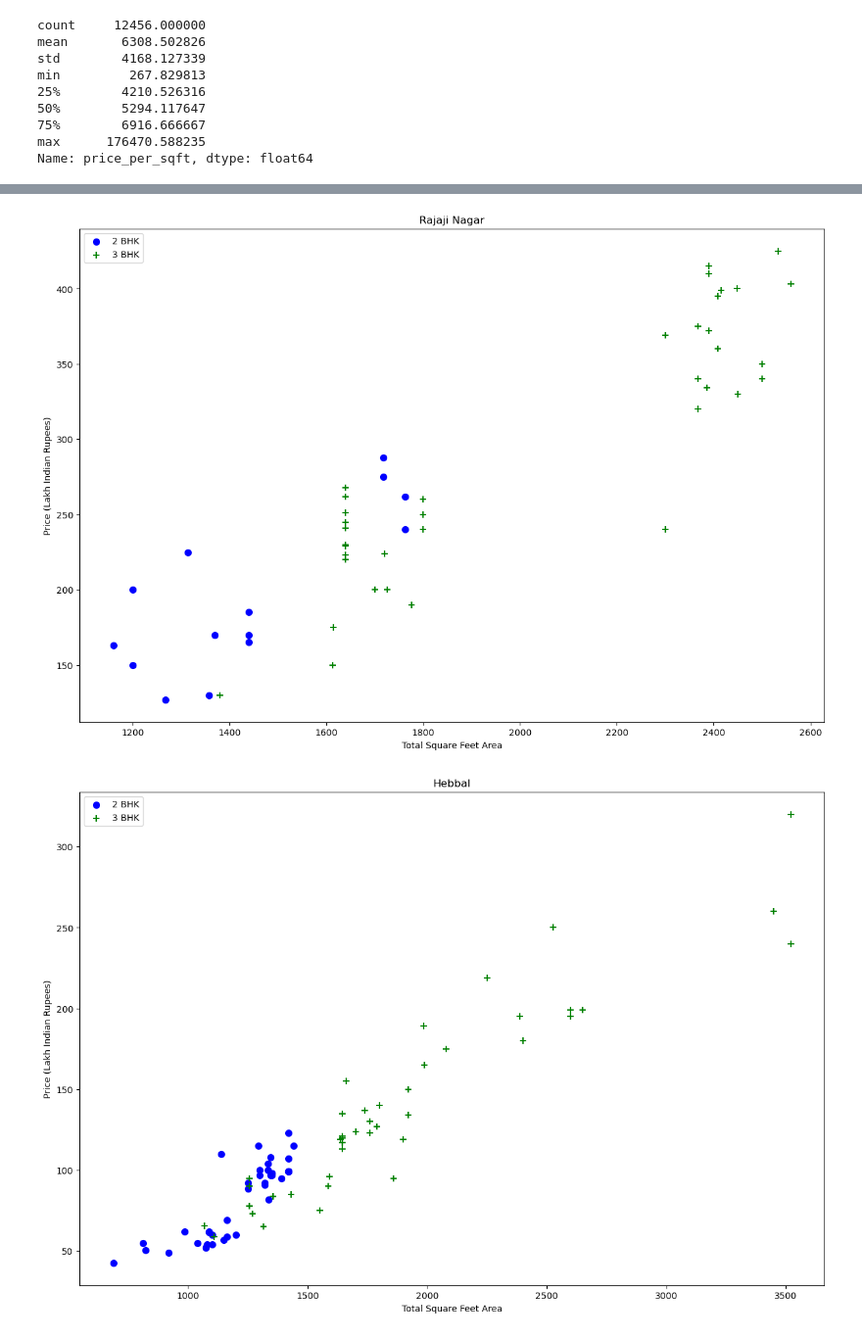
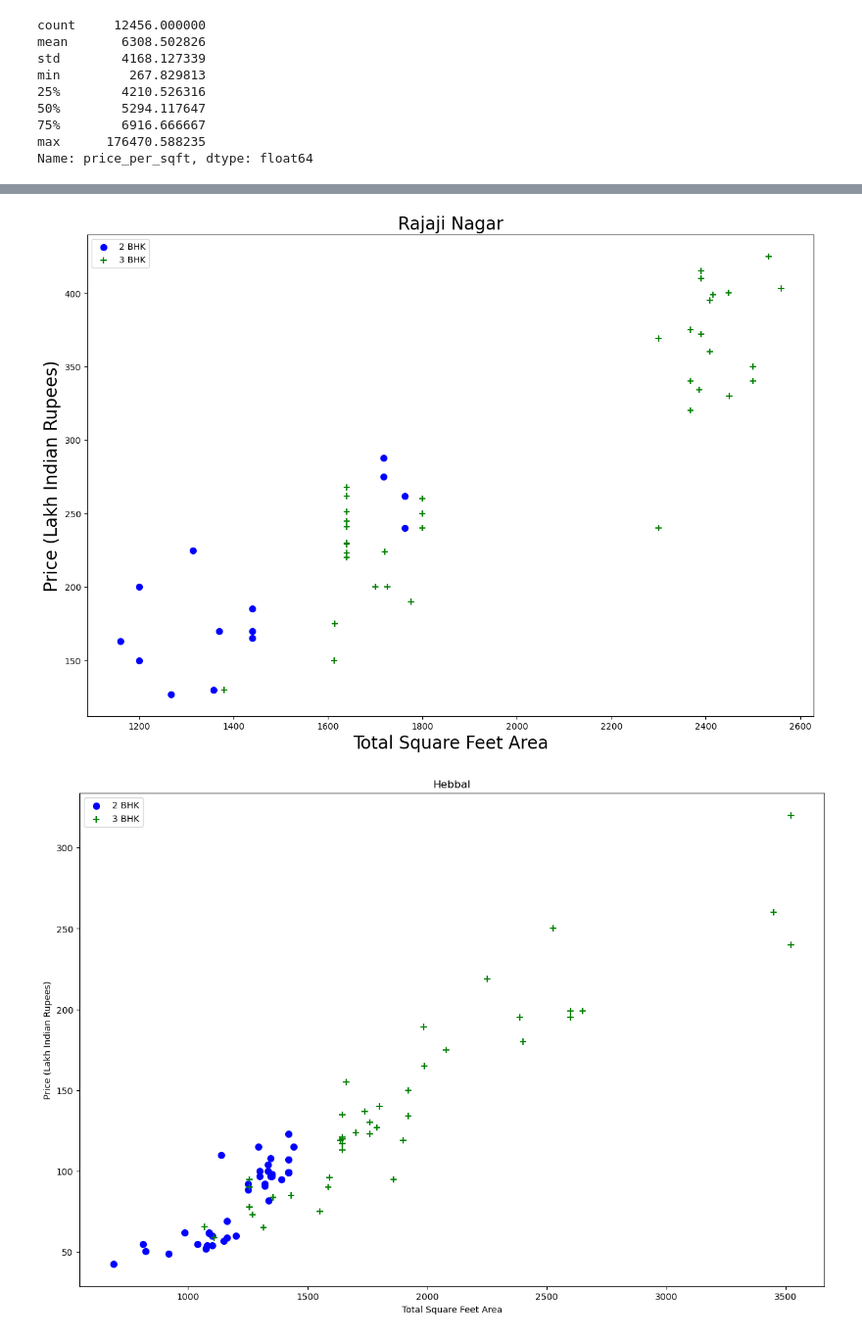
Before and after one commit to Aaryan2808/Property-Prediction, a Jupyter notebook: Property Prediction.ipynb, the cells around one changed output, grey strips where cells are left out. Shown at 98% size. Drawn from its saved outputs; the diff is of its cells as text; code cells hidden in the pictures.

```diff
--- a/Property Prediction.ipynb
+++ b/Property Prediction.ipynb
@@ -342,18 +335,18 @@ df7.shape
 # %%
 def plot_scatter_chart(df,location):
     bhk2 = df[(df.location==location) & (df.bhk==2)]
     bhk3 = df[(df.location==location) & (df.bhk==3)]
     matplotlib.rcParams['figure.figsize'] = (15,10)
     plt.scatter(bhk2.total_sqft,bhk2.price,color='blue',label='2 BHK', s=50)
     plt.scatter(bhk3.total_sqft,bhk3.price,marker='+', color='green',label='3 BHK', s=50)
-    plt.xlabel("Total Square Feet Area")
-    plt.ylabel("Price (Lakh Indian Rupees)")
-    plt.title(location)
+    plt.xlabel("Total Square Feet Area",fontsize=20)
+    plt.ylabel("Price (Lakh Indian Rupees)",fontsize=20)
+    plt.title(location,fontsize=20)
     plt.legend()
 
 plot_scatter_chart(df7,"Rajaji Nagar")
 # %% [output]
-[figure, old version]
+[figure, new version]
 # %%
 plot_scatter_chart(df7,"Hebbal")
 # %% [output]
```
Also changed, not shown: parts of 52 cells of this notebook, 4 other files.
